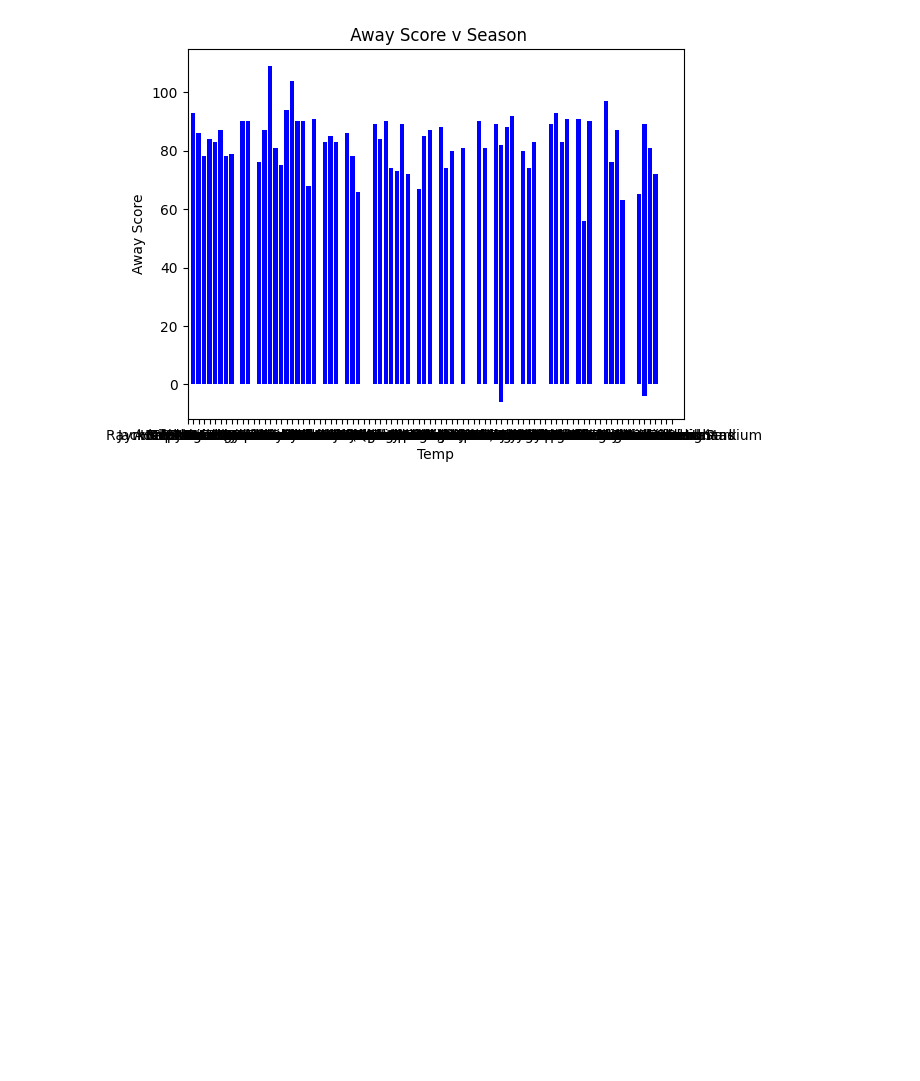
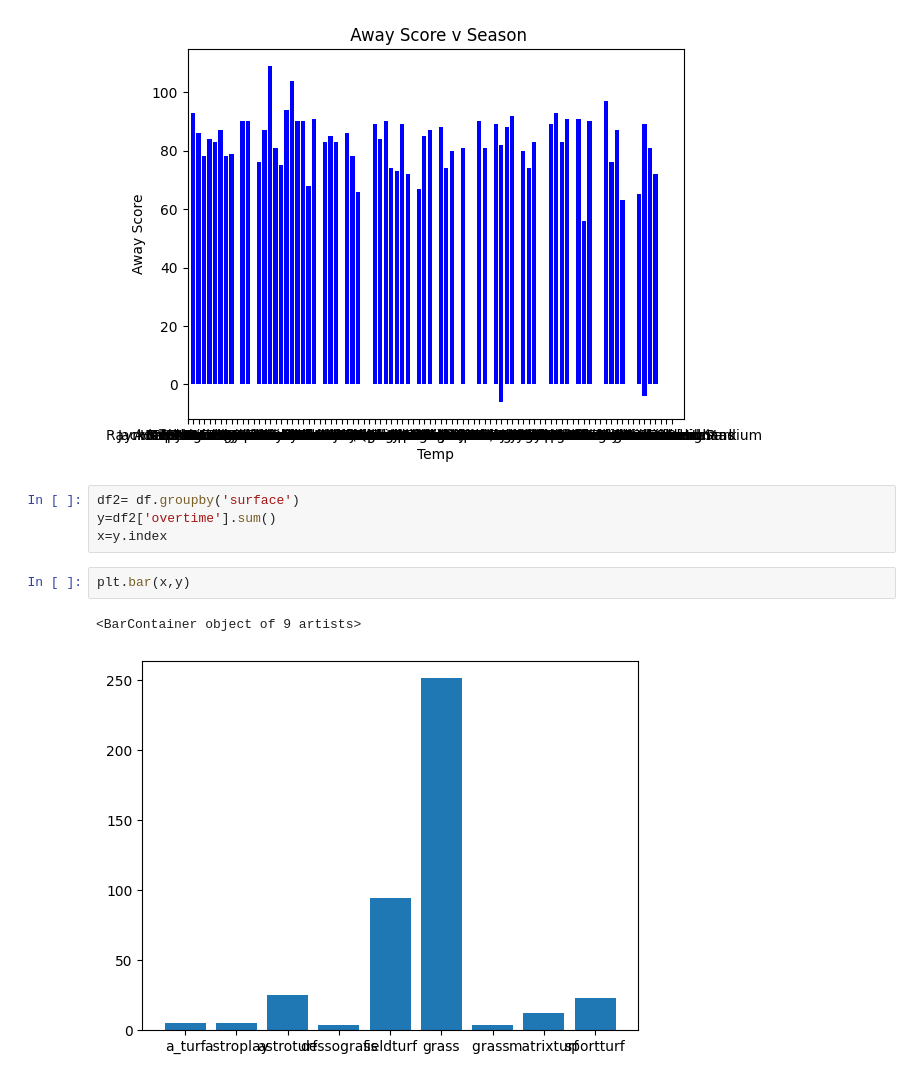
Before and after one commit to geraldketu/Gerald_Football_games, a Jupyter notebook: FootBall_games_eda_ipynv.ipynb, the cells around one changed output. Drawn from its saved outputs; the diff is of its cells as text; blank space fills up the shorter version.

```diff
--- a/FootBall_games_eda_ipynv.ipynb
+++ b/FootBall_games_eda_ipynv.ipynb
@@ -150,3 +150,12 @@ plt.xlim(10)
 plt.show()
 # %% [output]
 [figure]
+# %%
+df2= df.groupby('surface')
+y=df2['overtime'].sum()
+x=y.index
+# %%
+plt.bar(x,y)
+# %% [output]
+<BarContainer object of 9 artists>
+[figure, added]
```
Also changed, not shown: parts of 5 cells of this notebook.
